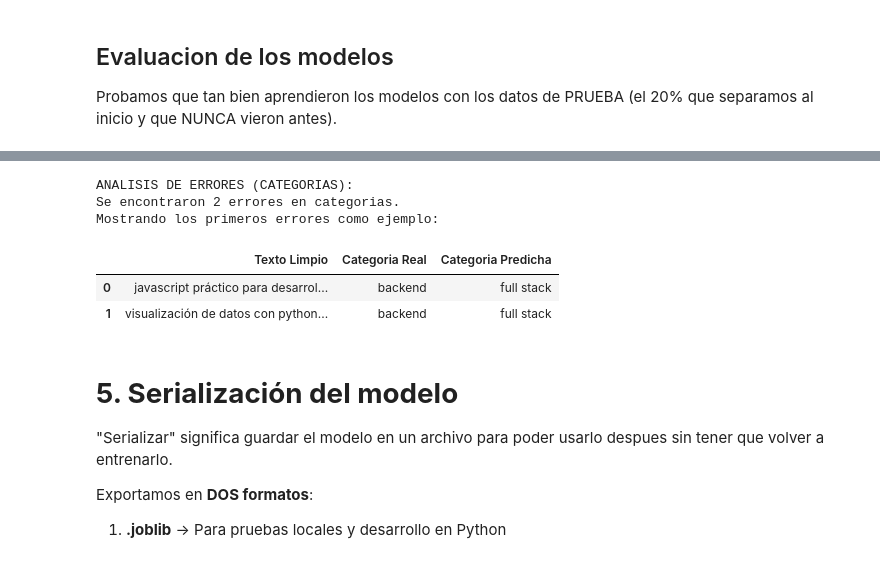
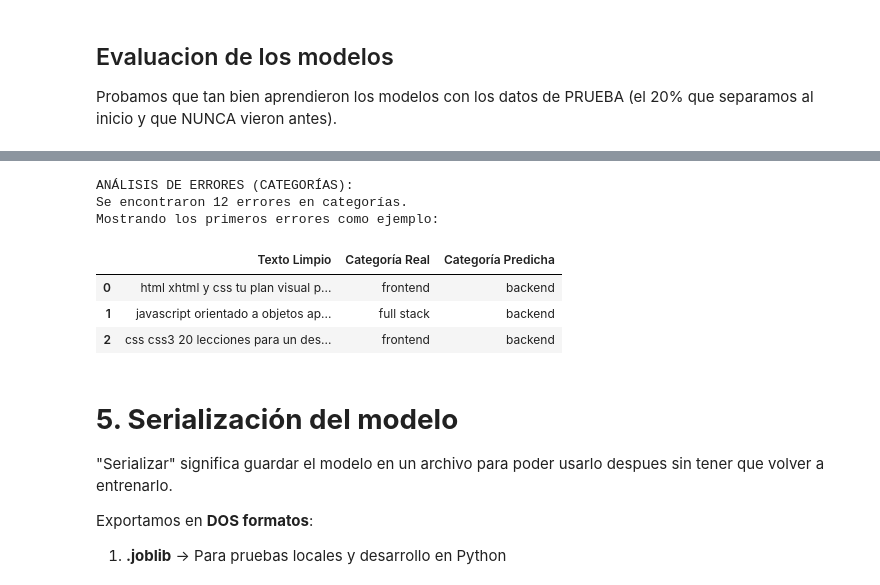
Before and after one commit to No-Country-simulation/G9-LATAM-Team-73, a Jupyter notebook: notebook/TechMind_DataScience.ipynb, the cells around one changed output, grey strips where cells are left out. Saved outputs shown, nothing was run; the diff lists cells and outputs as text; code cells hidden in the pictures.

```diff
--- a/notebook/TechMind_DataScience.ipynb
+++ b/notebook/TechMind_DataScience.ipynb
@@ -762,22 +862,35 @@ except Exception as e:
 Probamos que tan bien aprendieron los modelos con los datos de PRUEBA (el 20% que separamos al inicio y que NUNCA vieron antes).
 # %%
 print("=== EVALUANDO EL DESEMPENO DE LOS MODELOS ===")
+
+# --- PREPARACIÓN DE TARGETS DE PRUEBA EN TEXTO ---
+# Convertimos y_test a cadenas de texto si están codificados como números
+if hasattr(y_cat_test, 'dtype') and np.issubdtype(y_cat_test.dtype, np.integer):
+    y_cat_test_eval = le_categoria.inverse_transform(y_cat_test)
+else:
+    y_cat_test_eval = y_cat_test
+
+if hasattr(y_len_test, 'dtype') and np.issubdtype(y_len_test.dtype, np.integer):
+    y_len_test_eval = le_lenguaje.inverse_transform(y_len_test)
+else:
+    y_len_test_eval = y_len_test
+
 
 print("\nRealizando predicciones sobre los datos de prueba...")
 predicciones_categoria = pipeline_categoria.predict(X_test)
 predicciones_lenguaje = pipeline_lenguaje.predict(X_test)
 print("Predicciones realizadas.")
 
-# --- METRICA 1: Accuracy (Precision General) ---
-print("\nMETRICA PRINCIPAL - ACCURACY (Precision):")
+# --- METRICA 1: Accuracy (Precisión General) ---
+print("\nMETRICA PRINCIPAL - ACCURACY (Precisión):")
 
-accuracy_cat = accuracy_score(y_cat_test, predicciones_categoria)
-accuracy_len = accuracy_score(y_len_test, predicciones_lenguaje)
+accuracy_cat = accuracy_score(y_cat_test_eval, predicciones_categoria)
+accuracy_len = accuracy_score(y_len_test_eval, predicciones_lenguaje)
 
-print(f"\nPrecision en CATEGORIA: {accuracy_cat * 100:.2f}%")
-print(f"   (de {len(y_cat_test)} textos de prueba, acerto {int(accuracy_cat * len(y_cat_test))})")
-print(f"Precision en LENGUAJE:  {accuracy_len * 100:.2f}%")
-print(f"   (de {len(y_len_test)} textos de prueba, acerto {int(accuracy_len * len(y_len_test))})")
+print(f"\nPrecisión en CATEGORIA: {accuracy_cat * 100:.2f}%")
+print(f"   (de {len(y_cat_test_eval)} textos de prueba, acertó {int(accuracy_cat * len(y_cat_test_eval))})")
+print(f"Precisión en LENGUAJE:  {accuracy_len * 100:.2f}%")
+print(f"   (de {len(y_len_test_eval)} textos de prueba, acertó {int(accuracy_len * len(y_len_test_eval))})")
 # %% [output]
 === EVALUANDO EL DESEMPENO DE LOS MODELOS ===
 
@@ -864,27 +983,28 @@ Matriz de confusion generada.
 # %%
-# --- Analisis de errores ---
-print("\nANALISIS DE ERRORES (CATEGORIAS):")
-error_indices = y_cat_test != predicciones_categoria
+# --- Análisis de errores ---
+print("\nANÁLISIS DE ERRORES (CATEGORÍAS):")
+error_indices = y_cat_test_eval != predicciones_categoria
 total_errores = error_indices.sum()
 
 if total_errores > 0:
     errores_df = pd.DataFrame({
         'Texto Limpio': X_test[error_indices].iloc[:3].values,
-        'Categoria Real': le_categoria.inverse_transform(y_cat_test[error_indices][:3]),
-        'Categoria Predicha': le_categoria.inverse_transform(predicciones_categoria[error_indices][:3])
+        'Categoría Real': y_cat_test_eval[error_indices][:3],        # Ya es string, sin inverse_transform
+        'Categoría Predicha': predicciones_categoria[error_indices][:3] # Ya es string, sin inverse_transform
     })
-    print(f"Se encontraron {total_errores} errores en categorias.")
+    print(f"Se encontraron {total_errores} errores en categorías.")
     print("Mostrando los primeros errores como ejemplo:")
     display(errores_df)
 else:
-    print("¡No se encontraron errores! El modelo acerto todas las predicciones de prueba.")
+    print("¡No se encontraron errores! El modelo acertó todas las predicciones de prueba.")
 # %% [output]
-ANALISIS DE ERRORES (CATEGORIAS):
-Se encontraron 2 errores en categorias.
+ANÁLISIS DE ERRORES (CATEGORÍAS):
+Se encontraron 12 errores en categorías.
 Mostrando los primeros errores como ejemplo:
-|  | Texto Limpio | Categoria Real | Categoria Predicha |
-| 0 | javascript práctico para desarrol... | backend | full stack |
-| 1 | visualización de datos con python... | backend | full stack |
+|  | Texto Limpio | Categoría Real | Categoría Predicha |
+| 0 | html xhtml y css tu plan visual p... | frontend | backend |
+| 1 | javascript orientado a objetos ap... | full stack | backend |
+| 2 | css css3 20 lecciones para un des... | frontend | backend |
 # %% [markdown]
 # **5. Serialización del modelo**
 
```
Also changed, not shown: parts of 14 cells of this notebook.
